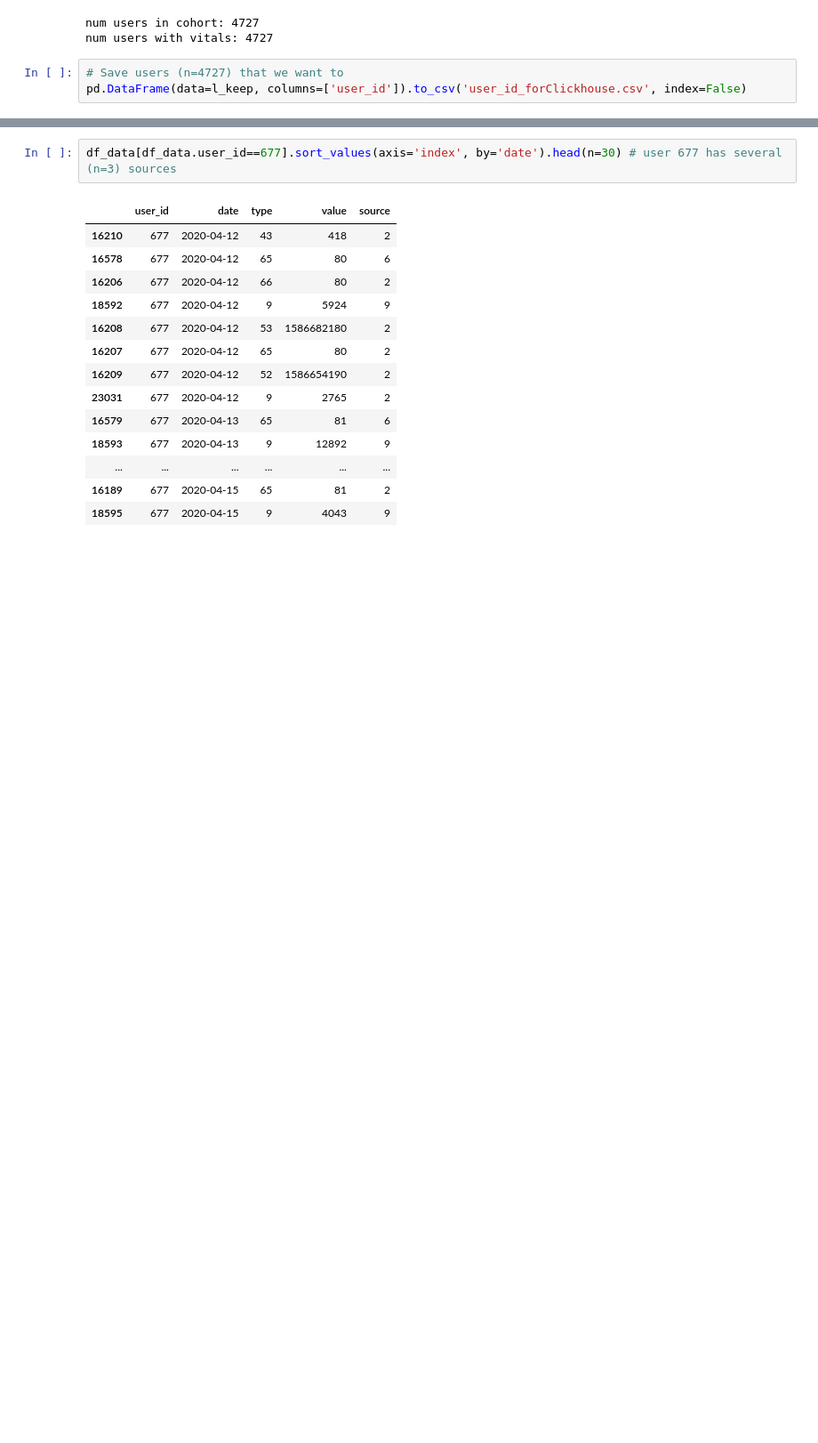
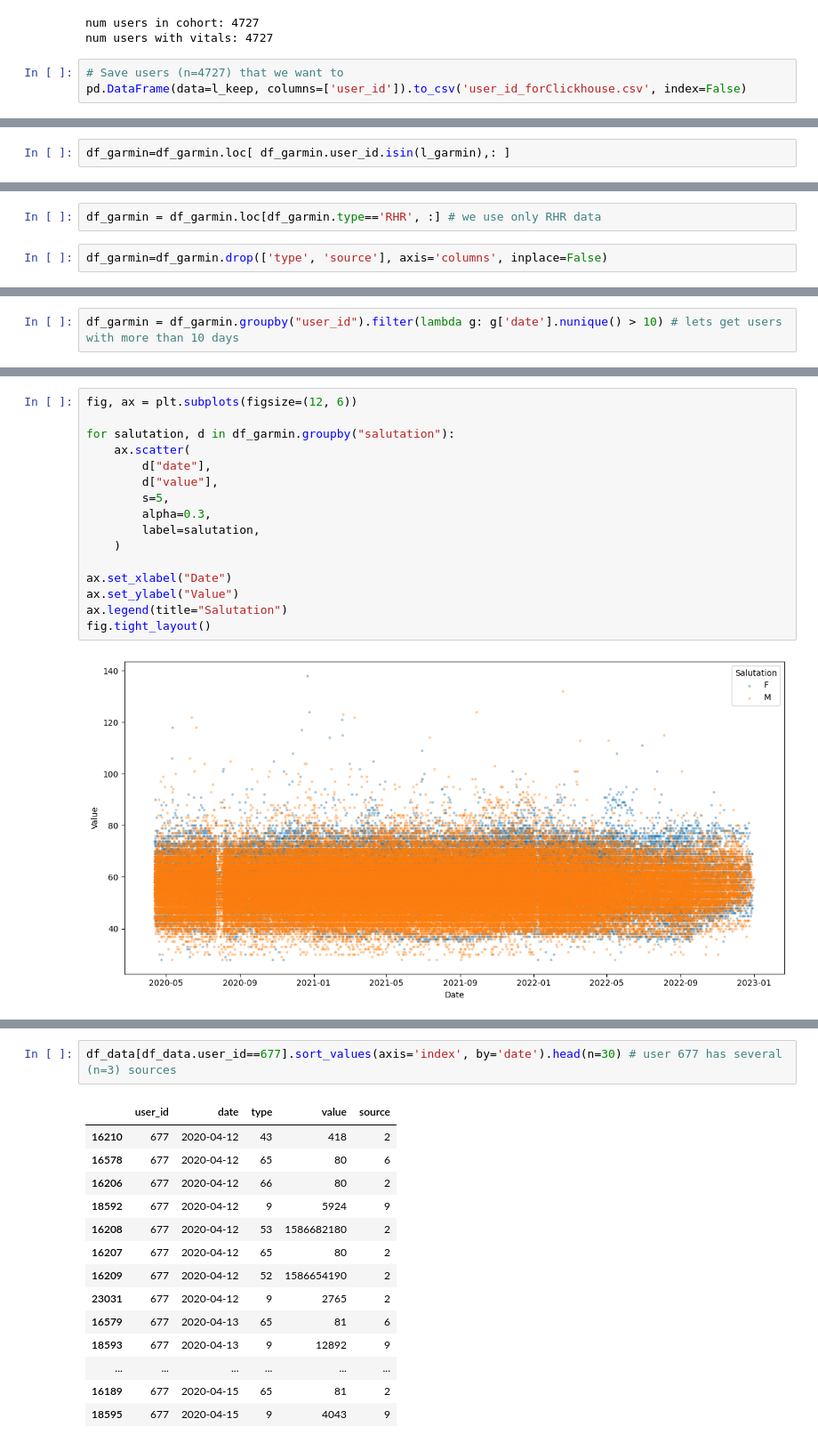
Before and after one commit to mol2people/imputation, a Jupyter notebook: EDA_impute_sexgender.ipynb, the cells around one changed output, grey strips where cells are left out. Shown at 89% size. Cells and saved outputs as stored; diff of their text form; blank space fills up the shorter version.

```diff
--- a/EDA_impute_sexgender.ipynb
+++ b/EDA_impute_sexgender.ipynb
@@ -338,0 +403,2 @@ l_keep[:3]
+# %%
+df_garmin=df_garmin.loc[ df_garmin.user_id.isin(l_garmin),: ]
@@ -338,0 +412,4 @@ l_keep[:3]
+# %%
+df_garmin = df_garmin.loc[df_garmin.type=='RHR', :] # we use only RHR data
+# %%
+df_garmin=df_garmin.drop(['type', 'source'], axis='columns', inplace=False)
@@ -338,0 +425,2 @@ l_keep[:3]
+# %%
+df_garmin = df_garmin.groupby("user_id").filter(lambda g: g['date'].nunique() > 10) # lets get users with more than 10 days
@@ -338,0 +438,18 @@ l_keep[:3]
+# %%
+fig, ax = plt.subplots(figsize=(12, 6))
+
+for salutation, d in df_garmin.groupby("salutation"):
+    ax.scatter(
+        d["date"],
+        d["value"],
+        s=5,
+        alpha=0.3,
+        label=salutation,
+    )
+
+ax.set_xlabel("Date")
+ax.set_ylabel("Value")
+ax.legend(title="Salutation")
+fig.tight_layout()
+# %% [output]
+[figure, added]
```
Also changed, not shown: parts of 61 cells of this notebook.
